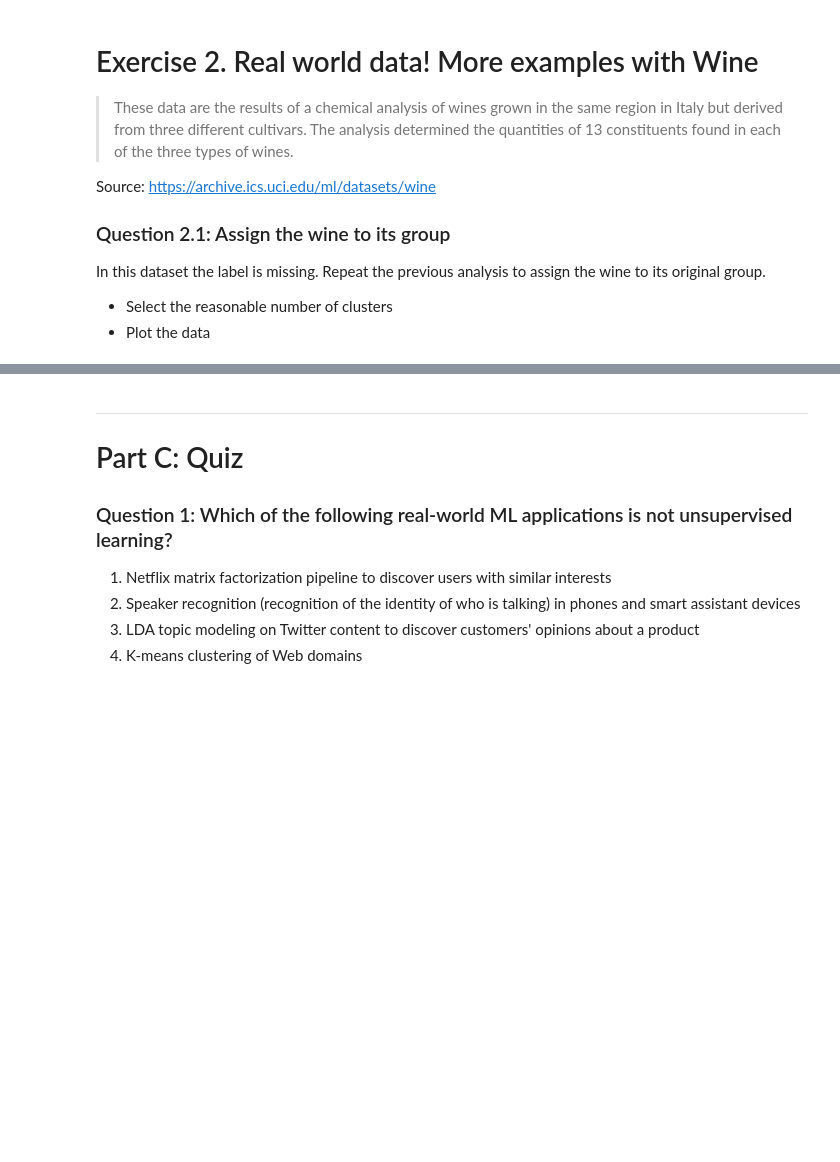
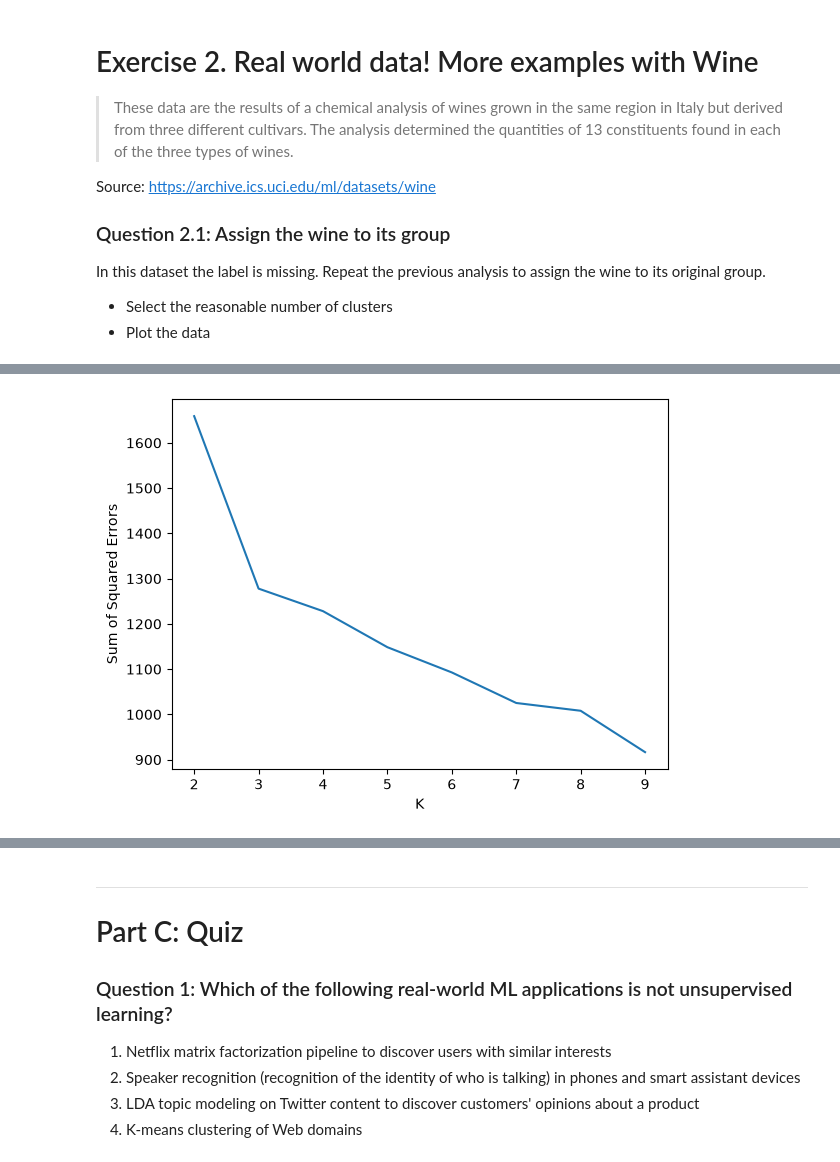
Before and after one commit to dimitripelgrin/ADA2026, a Jupyter notebook: Exercises/08 - Learning from data - Unsupervised learning/Unsupervised_Learning.ipynb, the cells around one changed output, grey strips where cells are left out. Saved outputs shown, nothing was run; the diff lists cells and outputs as text; code cells hidden in the pictures; blank space fills up the shorter version.

```diff
--- a/Exercises/08 - Learning from data - Unsupervised learning/Unsupervised_Learning.ipynb
+++ b/Exercises/08 - Learning from data - Unsupervised learning/Unsupervised_Learning.ipynb
@@ -454,0 +468,6 @@ wine.head()
+# %%
+wine_scaled = pd.DataFrame(StandardScaler().fit_transform(wine), columns=wine.columns)
+# %%
+plot_sse(wine_scaled, start=2, end=10)
+# %% [output]
+[figure, added]
```
Also changed, not shown: parts of 6 cells of this notebook.
